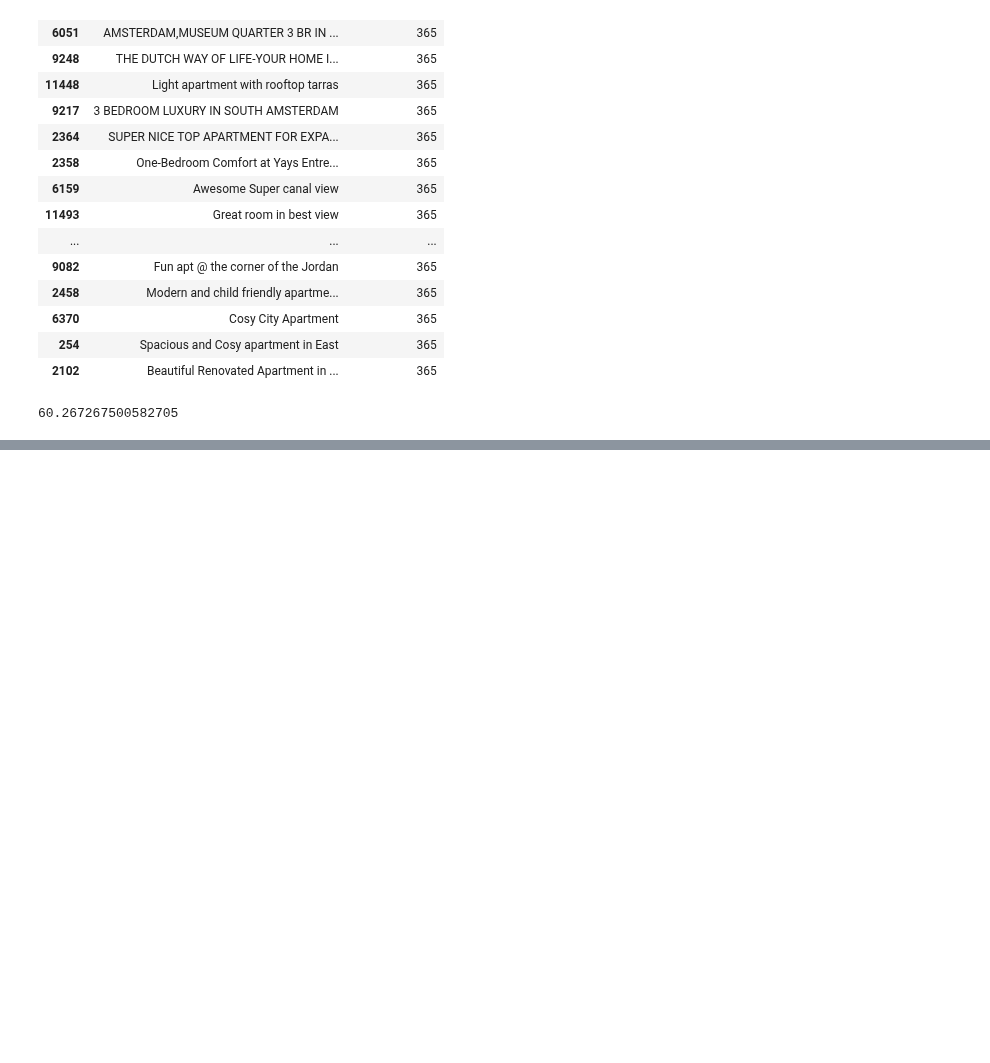
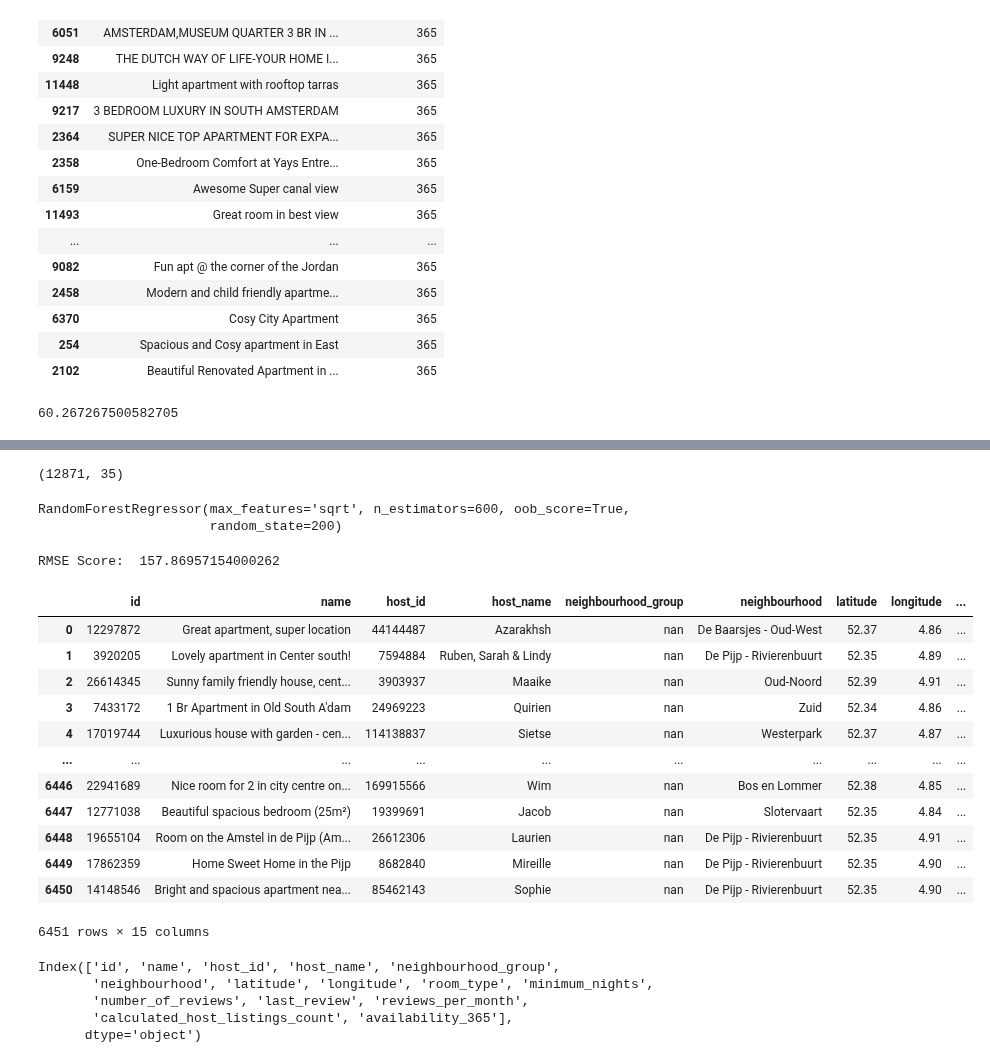
Before and after one commit to hpnightowl/Owlsbooks, a Jupyter notebook: airbnb.ipynb, the cells around one changed output, grey strips where cells are left out. Saved outputs shown, nothing was run; the diff lists cells and outputs as text; code cells hidden in the pictures; blank space fills up the shorter version.

Commit message:
airbnb: final beta version
//TODO: need to add comments and explination

```diff
--- a/airbnb.ipynb
+++ b/airbnb.ipynb
@@ -213,0 +243,4 @@ airdata
+# %%
+X.shape
+# %% [output]
+(12871, 35)
@@ -213,0 +250,6 @@ airdata
+# %%
+model=RandomForestRegressor(n_estimators=600,oob_score=True,max_features="sqrt",random_state=200)
+model.fit(X_train,y_train)
+# %% [output]
+RandomForestRegressor(max_features='sqrt', n_estimators=600, oob_score=True,
+                      random_state=200)
@@ -213,0 +263,29 @@ airdata
+# %%
+print("RMSE Score: ",rms)
+# %% [output]
+RMSE Score:  157.86957154000262
+# %%
+oairdata = pd.read_csv('/kaggle/input/dphi-amsterdam-airbnb-data/airbnb_listing_validate.csv')
+oairdata
+# %% [output]
+|  | id | name | host_id | host_name | neighbourhood_group | neighbourhood | latitude | longitude | ... |
+| 0 | 12297872 | Great apartment, super location | 44144487 | Azarakhsh | nan | De Baarsjes - Oud-West | 52.37 | 4.86 | ... |
+| 1 | 3920205 | Lovely apartment in Center south! | 7594884 | Ruben, Sarah & Lindy | nan | De Pijp - Rivierenbuurt | 52.35 | 4.89 | ... |
+| 2 | 26614345 | Sunny family friendly house, cent... | 3903937 | Maaike | nan | Oud-Noord | 52.39 | 4.91 | ... |
+| 3 | 7433172 | 1 Br Apartment in Old South A'dam | 24969223 | Quirien | nan | Zuid | 52.34 | 4.86 | ... |
+| 4 | 17019744 | Luxurious house with garden - cen... | 114138837 | Sietse | nan | Westerpark | 52.37 | 4.87 | ... |
+| ... | ... | ... | ... | ... | ... | ... | ... | ... | ... |
+| 6446 | 22941689 | Nice room for 2 in city centre on... | 169915566 | Wim | nan | Bos en Lommer | 52.38 | 4.85 | ... |
+| 6447 | 12771038 | Beautiful spacious bedroom (25m²) | 19399691 | Jacob | nan | Slotervaart | 52.35 | 4.84 | ... |
+| 6448 | 19655104 | Room on the Amstel in de Pijp (Am... | 26612306 | Laurien | nan | De Pijp - Rivierenbuurt | 52.35 | 4.91 | ... |
+| 6449 | 17862359 | Home Sweet Home in the Pijp | 8682840 | Mireille | nan | De Pijp - Rivierenbuurt | 52.35 | 4.90 | ... |
+| 6450 | 14148546 | Bright and spacious apartment nea... | 85462143 | Sophie | nan | De Pijp - Rivierenbuurt | 52.35 | 4.90 | ... |
+6451 rows × 15 columns
+# %%
+oairdata.columns
+# %% [output]
+Index(['id', 'name', 'host_id', 'host_name', 'neighbourhood_group',
+       'neighbourhood', 'latitude', 'longitude', 'room_type', 'minimum_nights',
+       'number_of_reviews', 'last_review', 'reviews_per_month',
+       'calculated_host_listings_count', 'availability_365'],
+      dtype='object')
```
Also changed, not shown: parts of 21 cells of this notebook.
